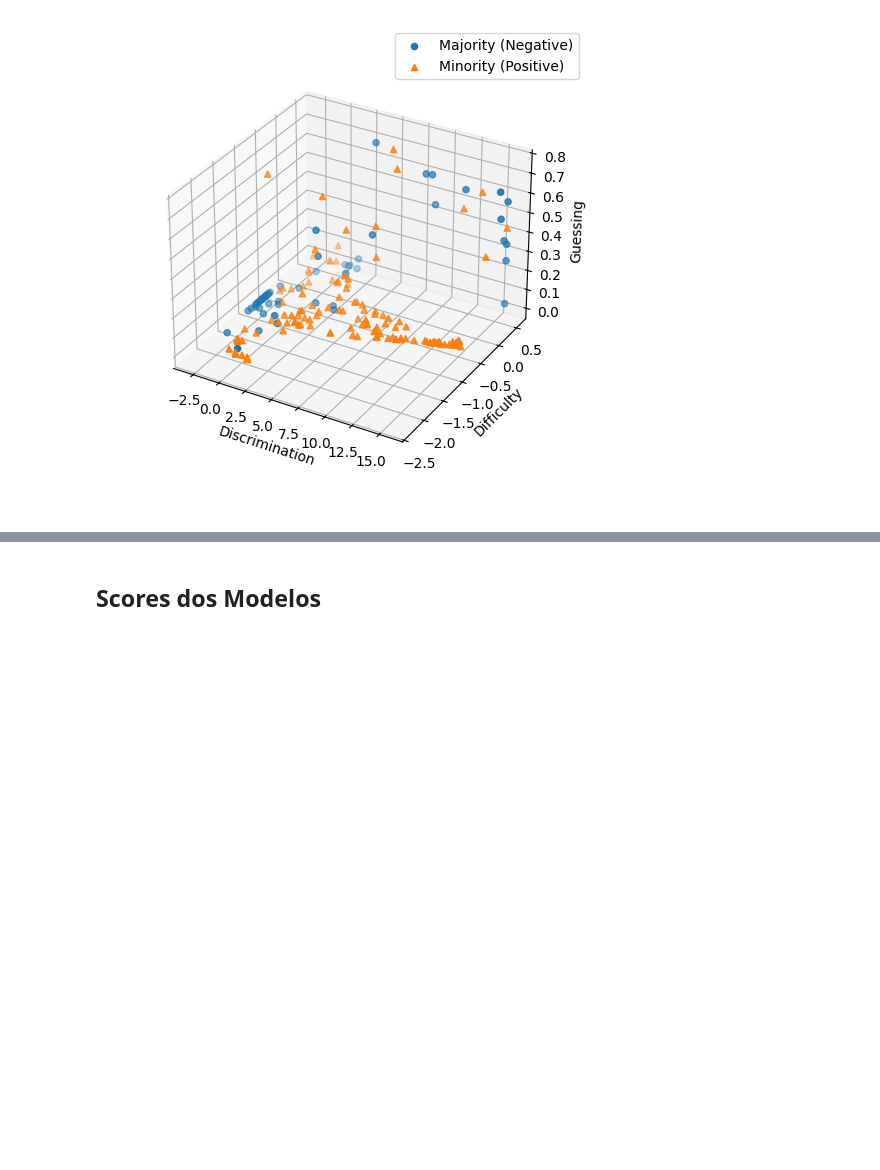
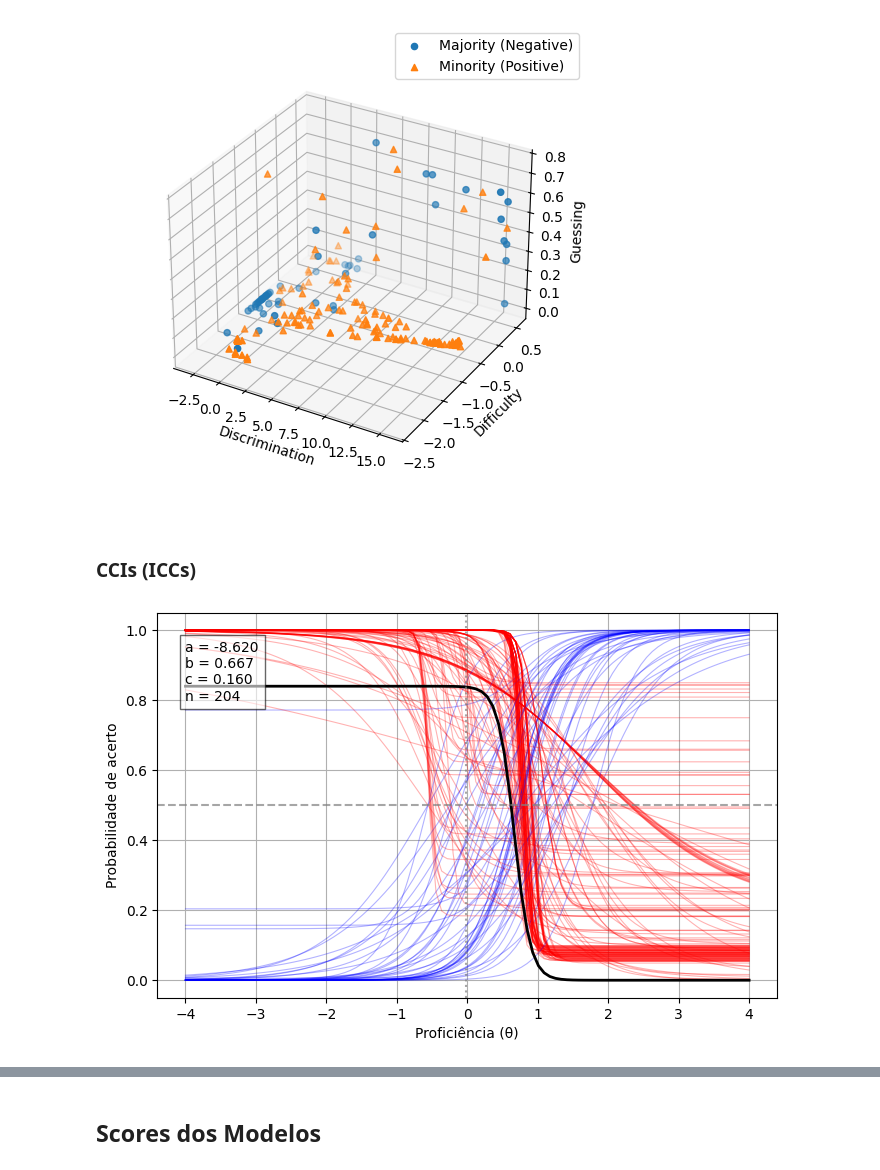
Before and after one commit to Stopfield/IRT_BiasStudy, a Jupyter notebook: IRT_Fairness_Paper_Methodology.ipynb, the cells around one changed output, grey strips where cells are left out. Saved outputs shown, nothing was run; the diff lists cells and outputs as text; code cells hidden in the pictures; blank space fills up the shorter version.

```diff
--- a/IRT_Fairness_Paper_Methodology.ipynb
+++ b/IRT_Fairness_Paper_Methodology.ipynb
@@ -2074,3 +2081,5 @@ plot_IRT_params_3d(irt_param_winsorizing['biased']['male'], preprocess_y.transfo
 plot_IRT_params_3d(irt_param_winsorizing['mitigated']['male'], preprocess_y.transform(test_data['male']['y']))
 # %% [output]
 [figure]
+# %% [markdown]
+### CCIs (ICCs)
@@ -2076,0 +2133,5 @@ plot_IRT_params_3d(irt_param_winsorizing['mitigated']['male'], preprocess_y.tran
+# %%
+param_to_plot = irt_params['biased']['male']
+plot_icc(-4, 4, param_to_plot['Dis'].to_numpy(), param_to_plot['Dif'].to_numpy(), param_to_plot['Gues'].to_numpy(), 'Masculino Enviesado')
+# %% [output]
+[figure, added]
```
Also changed, not shown: parts of 6 cells of this notebook.
